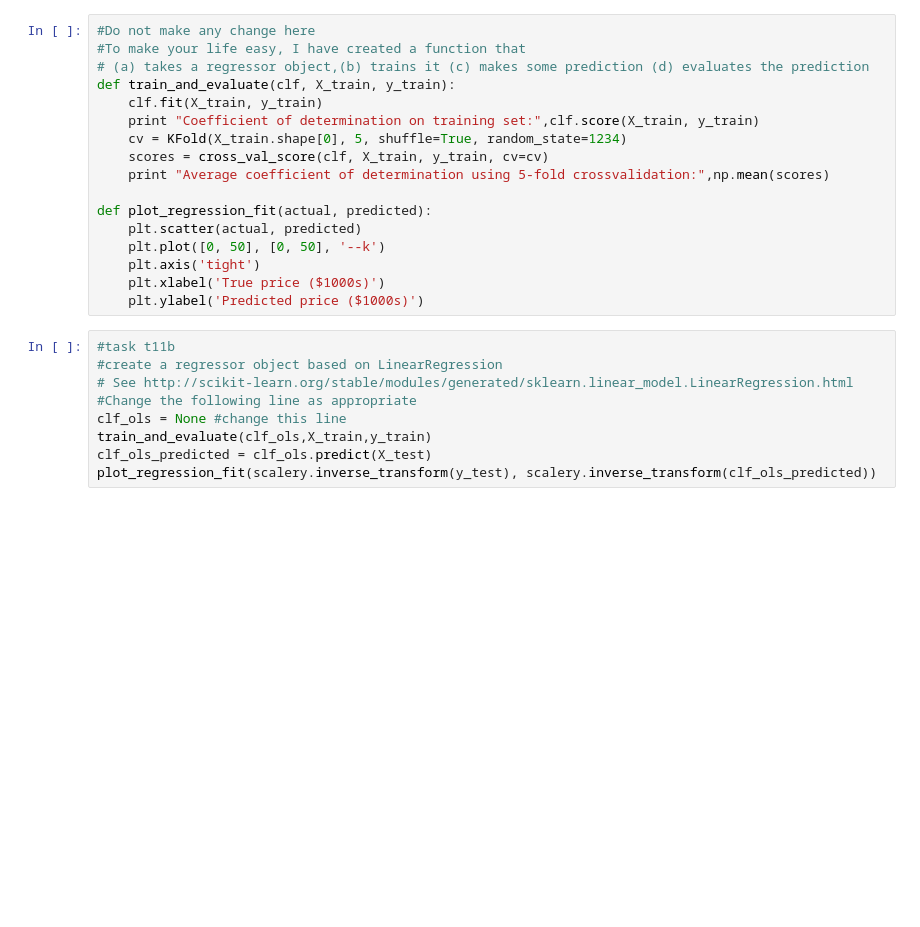
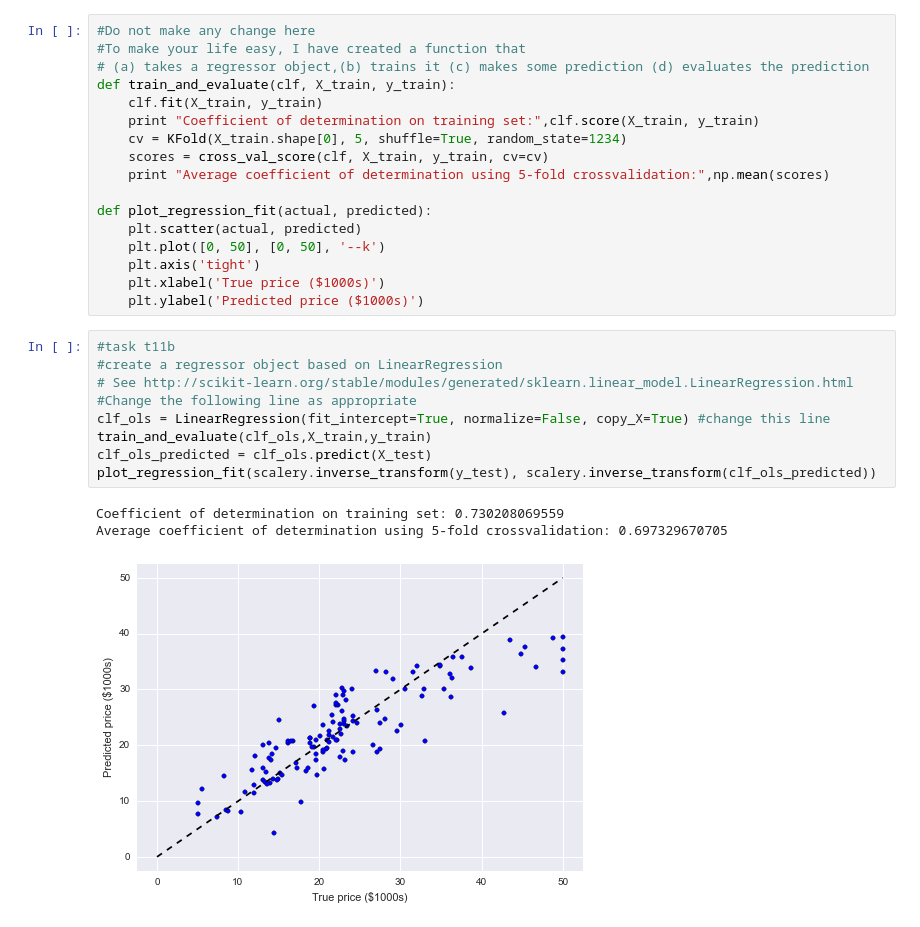
Before and after one commit to sreeharihegden/CSE-5334-Data-Mining, a Jupyter notebook: PA2/PA2_MNIST_Classification_Boston_Regression.ipynb, the cells around one changed output. Cells and saved outputs as stored; diff of their text form; blank space fills up the shorter version.

```diff
--- a/PA2/PA2_MNIST_Classification_Boston_Regression.ipynb
+++ b/PA2/PA2_MNIST_Classification_Boston_Regression.ipynb
@@ -829,12 +1094,16 @@ def plot_regression_fit(actual, predicted):
 # %%
 #task t11b
 #create a regressor object based on LinearRegression
 # See http://scikit-learn.org/stable/modules/generated/sklearn.linear_model.LinearRegression.html
 #Change the following line as appropriate
-clf_ols = None #change this line
+clf_ols = LinearRegression(fit_intercept=True, normalize=False, copy_X=True) #change this line
 train_and_evaluate(clf_ols,X_train,y_train)
 clf_ols_predicted = clf_ols.predict(X_test)
 plot_regression_fit(scalery.inverse_transform(y_test), scalery.inverse_transform(clf_ols_predicted))
+# %% [output]
+Coefficient of determination on training set: 0.730208069559
+Average coefficient of determination using 5-fold crossvalidation: 0.697329670705
+[figure, added]
 # %%
 #task t11c
 #See http://scikit-learn.org/stable/auto_examples/svm/plot_svm_regression.html
```
Also changed, not shown: parts of 39 cells of this notebook.
